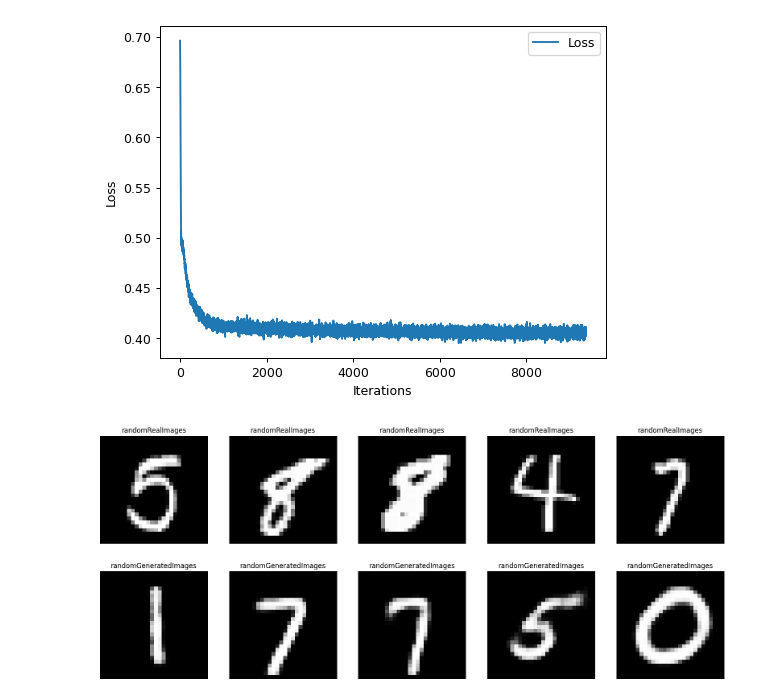
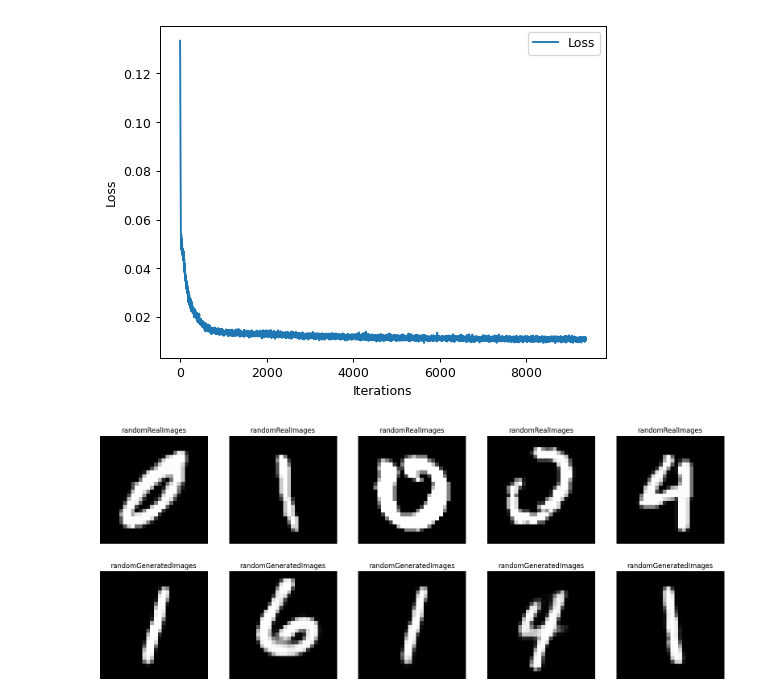
Before and after one commit to Thiago099/mnist-autoencoder-denoiser, a Jupyter notebook: main.ipynb, the cells around one changed output. Drawn from its saved outputs; the diff is of its cells as text; code cells hidden in the pictures.

```diff
--- a/main.ipynb
+++ b/main.ipynb
@@ -181,7 +181,7 @@ learning_rate = 0.001
 epochs = 10
 
 denoiser = Denoiser(learning_rate).to(device)
-criterion = nn.BCELoss()
+criterion = nn.MSELoss()
 
 losses = []
 
@@ -222,4 +222,4 @@ Epoch [10/10], Loss: 0.4112
-[figure, old version]
+[figure, new version]
 # %%
 randomNoise = torch.randn((5, 128), device=device)
 
@@ -236,7 +236,7 @@ with torch.no_grad():
 
     displaySamples(5, randomRealImages=test_images.cpu(), randomGeneratedImages=generatedImages.cpu())
 # %% [output]
-[figure, old version]
+[figure, new version]
 # %%
 denoiser = ModelPersistence.load(Denoiser)
 encoder = ModelPersistence.load(Encoder)
```
Also changed, not shown: parts of 3 cells of this notebook.
